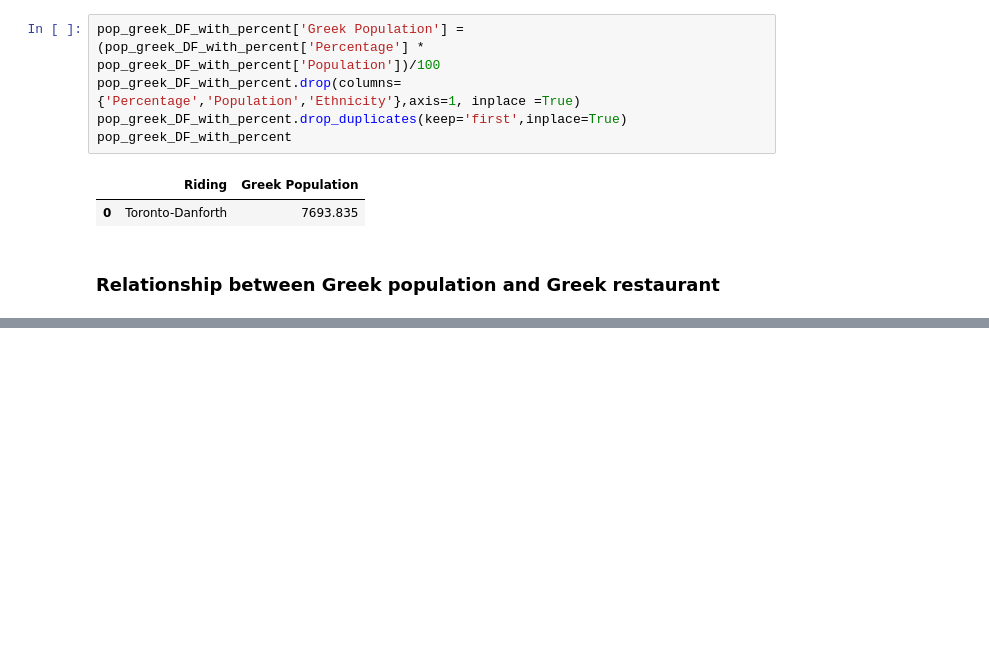
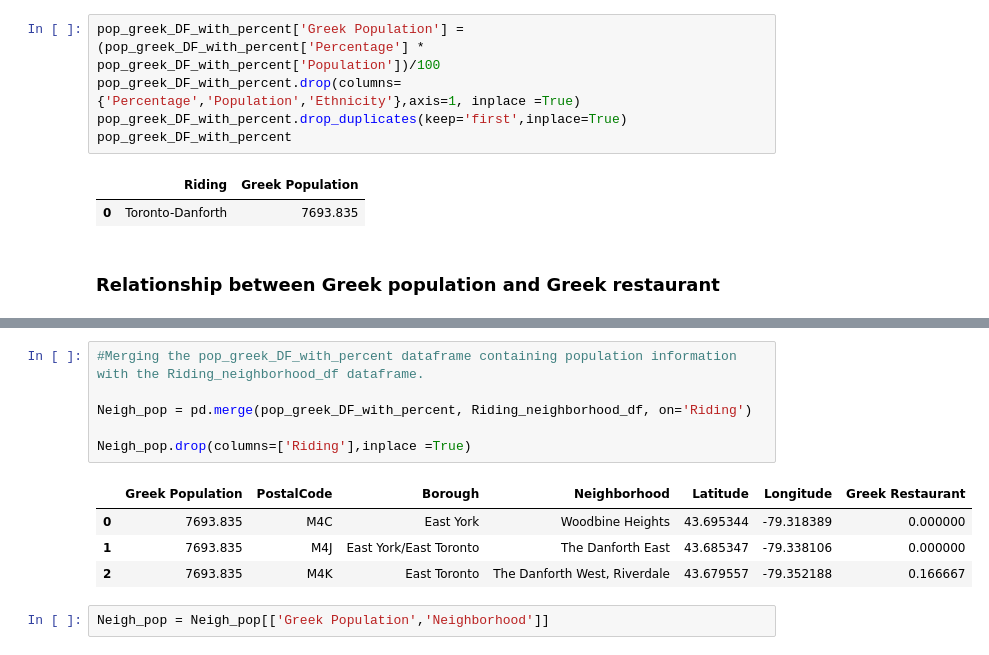
Before and after one commit to ProProsis/Coursera_Capstone, a Jupyter notebook: C10_week_4_Assignment.ipynb, the cells around one changed output, grey strips where cells are left out. Saved outputs shown, nothing was run; the diff lists cells and outputs as text; blank space fills up the shorter version.

```diff
--- a/C10_week_4_Assignment.ipynb
+++ b/C10_week_4_Assignment.ipynb
@@ -686,0 +713,13 @@ Riding_neighborhood_df
+# %%
+#Merging the pop_greek_DF_with_percent dataframe containing population information with the Riding_neighborhood_df dataframe.
+
+Neigh_pop = pd.merge(pop_greek_DF_with_percent, Riding_neighborhood_df, on='Riding')
+
+Neigh_pop.drop(columns=['Riding'],inplace =True)
+# %% [output]
+|  | Greek Population | PostalCode | Borough | Neighborhood | Latitude | Longitude | Greek Restaurant |
+| 0 | 7693.835 | M4C | East York | Woodbine Heights | 43.695344 | -79.318389 | 0.000000 |
+| 1 | 7693.835 | M4J | East York/East Toronto | The Danforth East | 43.685347 | -79.338106 | 0.000000 |
+| 2 | 7693.835 | M4K | East Toronto | The Danforth West, Riverdale | 43.679557 | -79.352188 | 0.166667 |
+# %%
+Neigh_pop = Neigh_pop[['Greek Population','Neighborhood']]
```
Also changed, not shown: parts of 18 cells of this notebook.
